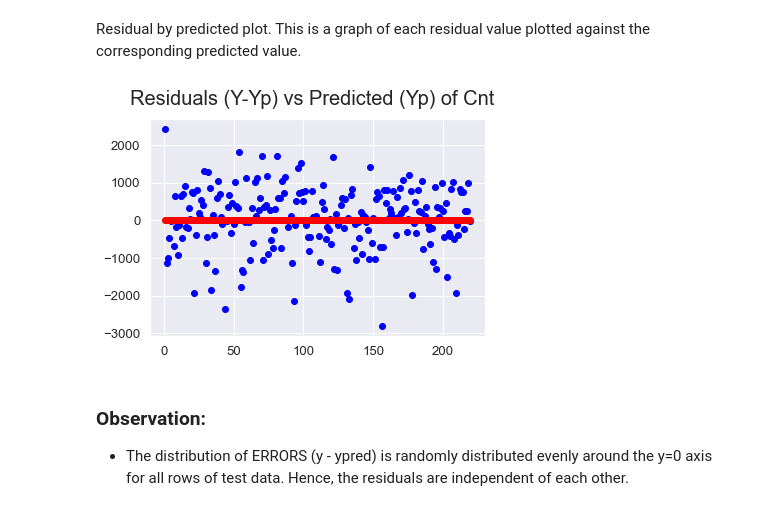
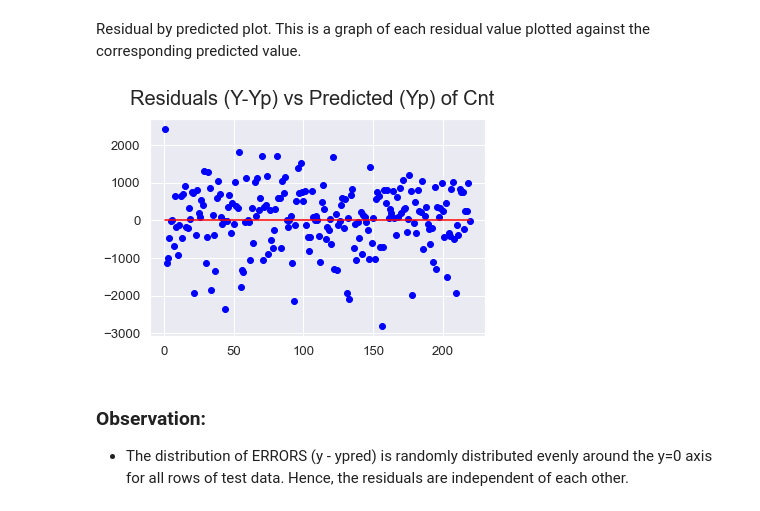
Before and after one commit to Monica05-aadi/Bike_LinearRegression, a Jupyter notebook: Bike Assignment.ipynb, the cells around one changed output. Saved outputs shown, nothing was run; the diff lists cells and outputs as text; code cells hidden in the pictures.

```diff
--- a/Bike Assignment.ipynb
+++ b/Bike Assignment.ipynb
@@ -636,14 +629,14 @@ Residual by predicted plot. This is a graph of each residual value plotted again
 # %%
 # Plot of Residuals vs Predictions.
 c = [i for i in range(1,220,1)]
 fig = plt.figure()
 # Plot actual cnt values
 plt.scatter(c, y_test.cnt - cnt_pred, color="blue")
-plt.scatter(c, (cnt_pred-cnt_pred), color='red')
+plt.plot(c, cnt_pred - cnt_pred, color='red')
 fig.suptitle('Residuals (Y-Yp) vs Predicted (Yp) of Cnt', fontsize=20)
 plt.show()
 # %% [output]
-[figure, old version]
+[figure, new version]
 # %% [markdown]
 ### Observation:
 - The distribution of ERRORS (y - ypred) is randomly distributed evenly around the y=0 axis for all rows of test data. Hence, the residuals are independent of each other.
```
Also changed, not shown: parts of 28 cells of this notebook, 1 other file.
